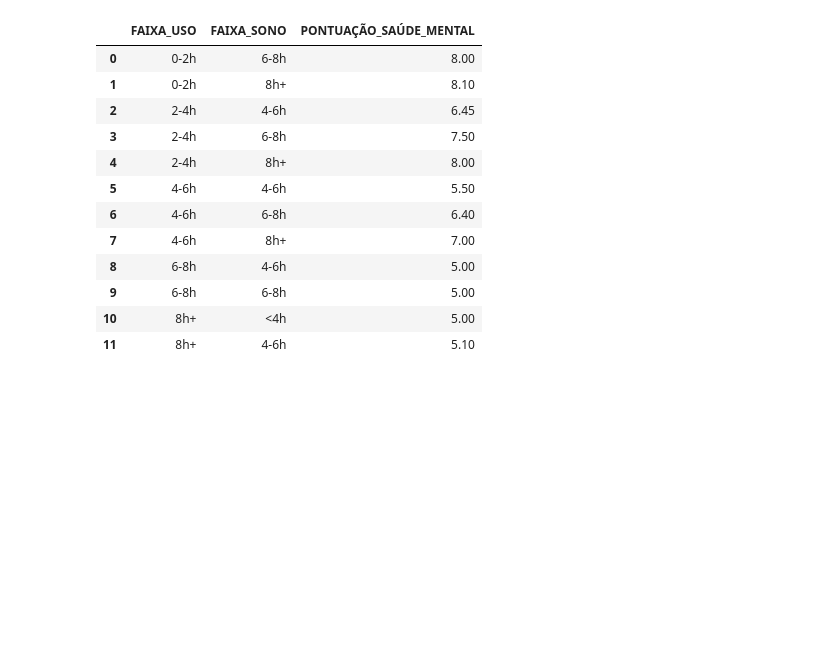
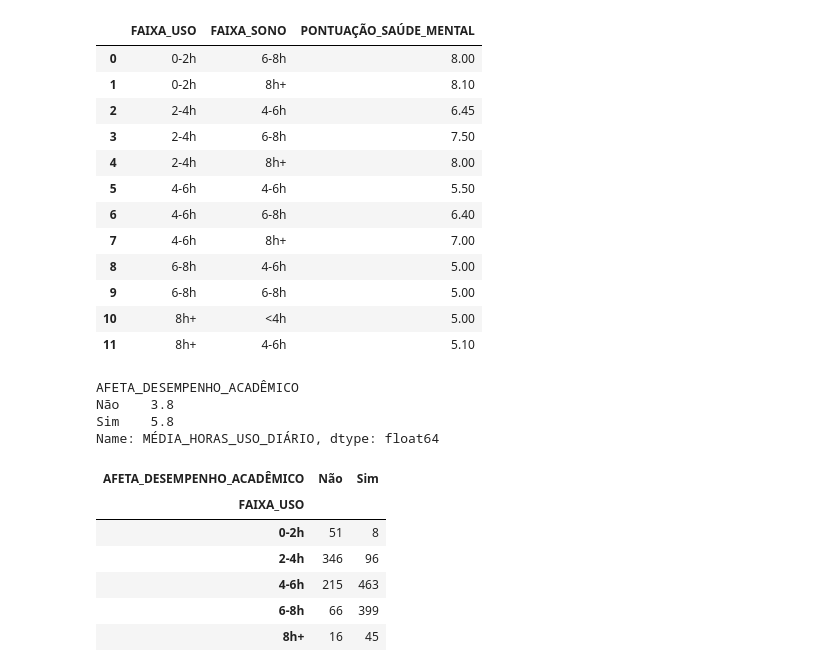
Before and after one commit to Jonasjkb/analise-dados-mental-health, a Jupyter notebook: notebooks/exploracao.ipynb, the cells around one changed output. Cells and saved outputs as stored; diff of their text form; code cells hidden in the pictures; blank space fills up the shorter version.

```diff
--- a/notebooks/exploracao.ipynb
+++ b/notebooks/exploracao.ipynb
@@ -610,3 +610,20 @@ fig.update_layout(
 )
 
 fig.show()
+# %%
+df.groupby("AFETA_DESEMPENHO_ACADÊMICO")["MÉDIA_HORAS_USO_DIÁRIO"].median()
+# %% [output]
+AFETA_DESEMPENHO_ACADÊMICO
+Não    3.8
+Sim    5.8
+Name: MÉDIA_HORAS_USO_DIÁRIO, dtype: float64
+# %%
+df.groupby(["FAIXA_USO", "AFETA_DESEMPENHO_ACADÊMICO"]).size().unstack()
+# %% [output]
+| AFETA_DESEMPENHO_ACADÊMICO | Não | Sim |
+| FAIXA_USO |  |  |
+| 0-2h | 51 | 8 |
+| 2-4h | 346 | 96 |
+| 4-6h | 215 | 463 |
+| 6-8h | 66 | 399 |
+| 8h+ | 16 | 45 |
```
Also changed, not shown: parts of 9 cells of this notebook, 2 other files.
